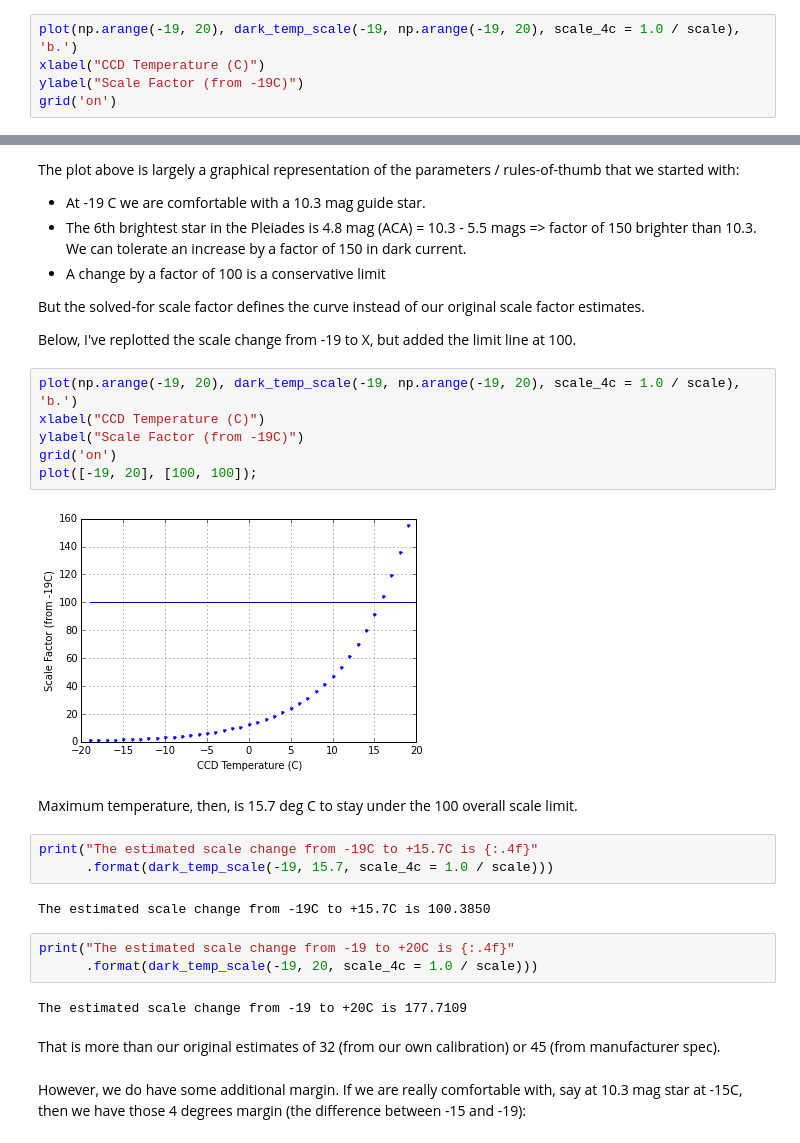
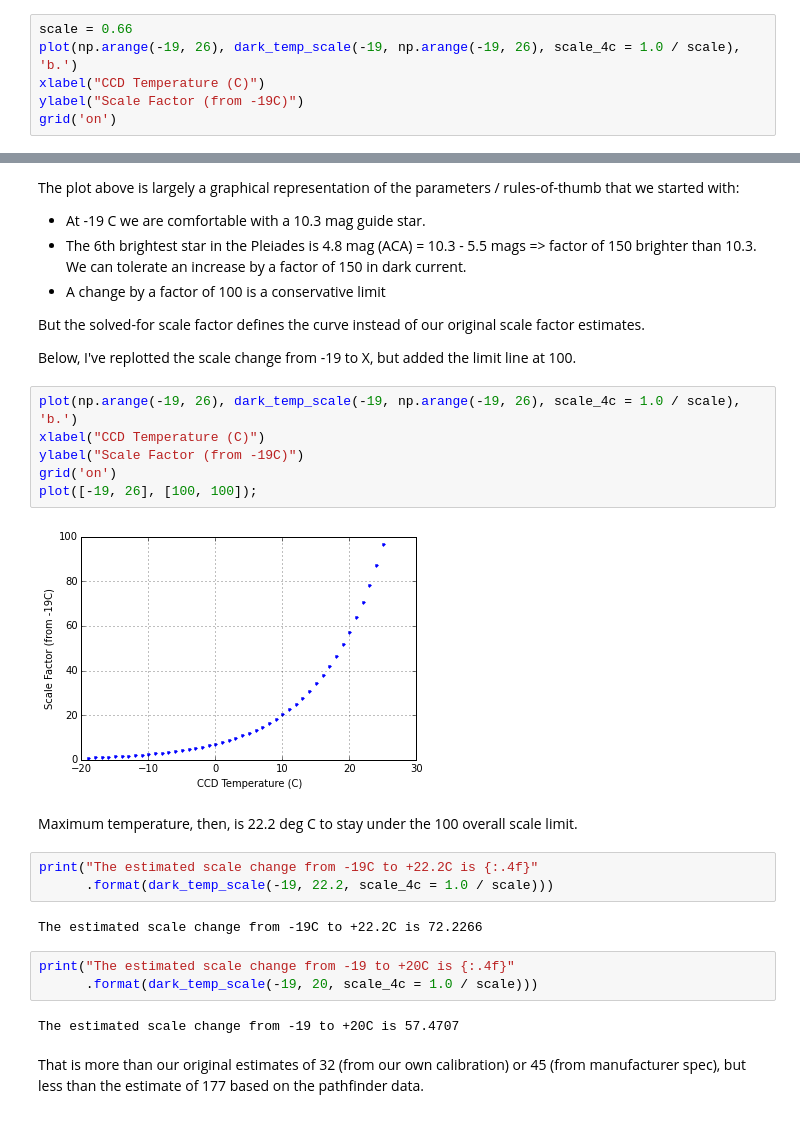
Before and after one commit to jeanconn/anneal_pathfinder, a Jupyter notebook: anneal_scale_factor.ipynb, the cells around one changed output, grey strips where cells are left out. Cells and saved outputs as stored; diff of their text form.

```diff
--- a/anneal_scale_factor.ipynb
+++ b/anneal_scale_factor.ipynb
@@ -260,7 +271,8 @@ This scale factor represents the multiplicative change in dark current for each
 
 We plug this new scale factor back into the "dark_temp_scale" routine. Given an initial temperature, a final temperature, and a scale factor, that routine returns the scale change from the initial temperature to the final temperature.  Below, I've plotted the scale change from -19C to the range of temperatures from -19C to +20C.
 # %%
-plot(np.arange(-19, 20), dark_temp_scale(-19, np.arange(-19, 20), scale_4c = 1.0 / scale), 'b.')
+scale = 0.66
+plot(np.arange(-19, 26), dark_temp_scale(-19, np.arange(-19, 26), scale_4c = 1.0 / scale), 'b.')
 xlabel("CCD Temperature (C)")
 ylabel("Scale Factor (from -19C)")
 grid('on')
@@ -279,26 +291,24 @@ But the solved-for scale factor defines the curve instead of our original scale
 
 Below, I've replotted the scale change from -19 to X, but added the limit line at 100.
 # %%
-plot(np.arange(-19, 20), dark_temp_scale(-19, np.arange(-19, 20), scale_4c = 1.0 / scale), 'b.')
+plot(np.arange(-19, 26), dark_temp_scale(-19, np.arange(-19, 26), scale_4c = 1.0 / scale), 'b.')
 xlabel("CCD Temperature (C)")
 ylabel("Scale Factor (from -19C)")
 grid('on')
-plot([-19, 20], [100, 100]);
+plot([-19, 26], [100, 100]);
 # %% [output]
-[figure, old version]
+[figure, new version]
 # %% [markdown]
-Maximum temperature, then, is 15.7 deg C to stay under the 100 overall scale limit.
+Maximum temperature, then, is 22.2 deg C to stay under the 100 overall scale limit.
 # %%
-print("The estimated scale change from -19C to +15.7C is {:.4f}"
-      .format(dark_temp_scale(-19, 15.7, scale_4c = 1.0 / scale)))
+print("The estimated scale change from -19C to +22.2C is {:.4f}"
+      .format(dark_temp_scale(-19, 22.2, scale_4c = 1.0 / scale)))
 # %% [output]
-The estimated scale change from -19C to +15.7C is 100.3850
+The estimated scale change from -19C to +22.2C is 72.2266
 # %%
 print("The estimated scale change from -19 to +20C is {:.4f}"
       .format(dark_temp_scale(-19, 20, scale_4c = 1.0 / scale)))
 # %% [output]
-The estimated scale change from -19 to +20C is 177.7109
+The estimated scale change from -19 to +20C is 57.4707
 # %% [markdown]
-That is more than our original estimates of 32 (from our own calibration) or 45 (from manufacturer spec).
+That is more than our original estimates of 32 (from our own calibration) or 45 (from manufacturer spec), but less than the estimate of 177 based on the pathfinder data.
-# %% [markdown]
-However, we do have some additional margin.  If we are really comfortable with, say at 10.3 mag star at -15C, then we have those 4 degrees margin (the difference between -15 and -19):
```
Also changed, not shown: parts of 14 cells of this notebook, 1 other file.
